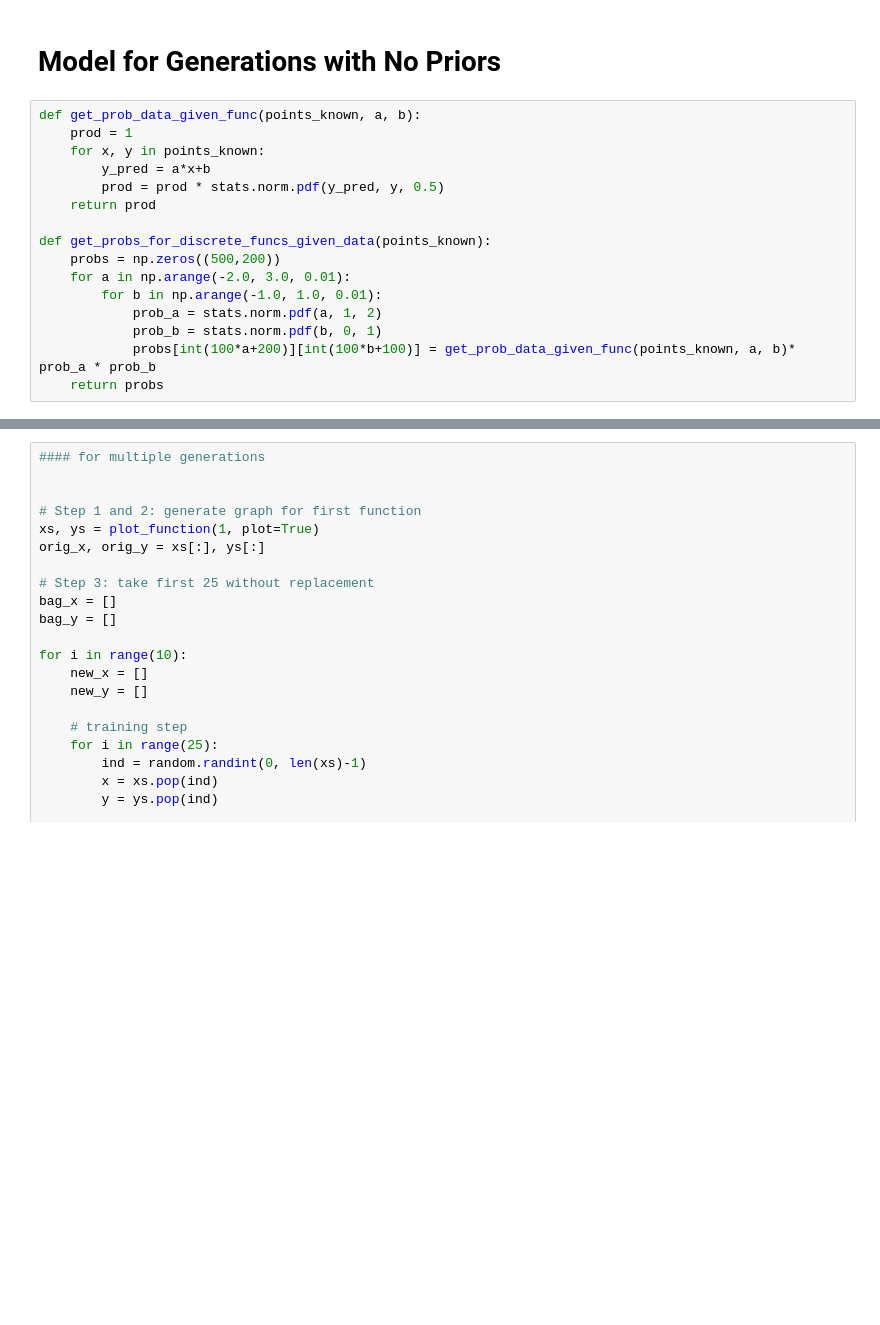
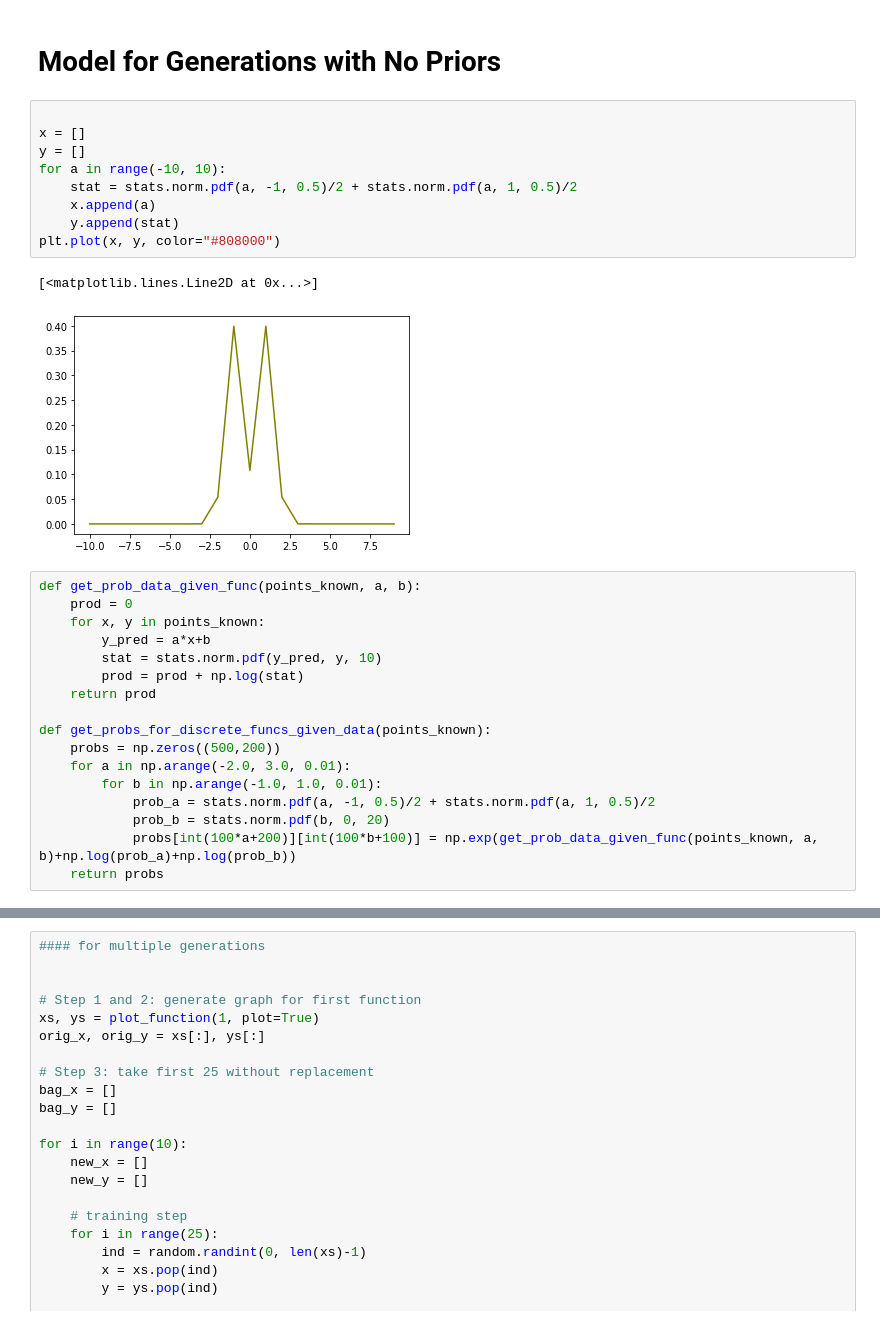
Before and after one commit to pkarnati2004/6.804-Final, a Jupyter notebook: model-training_test.ipynb, the cells around one changed output, grey strips where cells are left out. Saved outputs shown, nothing was run; the diff lists cells and outputs as text; blank space fills up the shorter version.

```diff
--- a/model-training_test.ipynb
+++ b/model-training_test.ipynb
@@ -80,18 +80,31 @@ print(asum/25)
 # %% [markdown]
 # Model for Generations with No Priors
+# %%
+
+x = []
+y = []
+for a in range(-10, 10):
+    stat = stats.norm.pdf(a, -1, 0.5)/2 + stats.norm.pdf(a, 1, 0.5)/2
+    x.append(a)
+    y.append(stat)
+plt.plot(x, y, color="#808000")
+# %% [output]
+[<matplotlib.lines.Line2D at 0x...>]
+[figure, added]
 # %%
 def get_prob_data_given_func(points_known, a, b):
-    prod = 1
+    prod = 0
     for x, y in points_known:
         y_pred = a*x+b
-        prod = prod * stats.norm.pdf(y_pred, y, 0.5)
+        stat = stats.norm.pdf(y_pred, y, 10)
+        prod = prod + np.log(stat)
     return prod
 
 def get_probs_for_discrete_funcs_given_data(points_known):
     probs = np.zeros((500,200))
     for a in np.arange(-2.0, 3.0, 0.01):
         for b in np.arange(-1.0, 1.0, 0.01):
-            prob_a = stats.norm.pdf(a, 1, 2)
-            prob_b = stats.norm.pdf(b, 0, 1)
-            probs[int(100*a+200)][int(100*b+100)] = get_prob_data_given_func(points_known, a, b)* prob_a * prob_b
+            prob_a = stats.norm.pdf(a, -1, 0.5)/2 + stats.norm.pdf(a, 1, 0.5)/2
+            prob_b = stats.norm.pdf(b, 0, 20)
+            probs[int(100*a+200)][int(100*b+100)] = np.exp(get_prob_data_given_func(points_known, a, b)+np.log(prob_a)+np.log(prob_b))
     return probs
```
Also changed, not shown: parts of 8 cells of this notebook.
